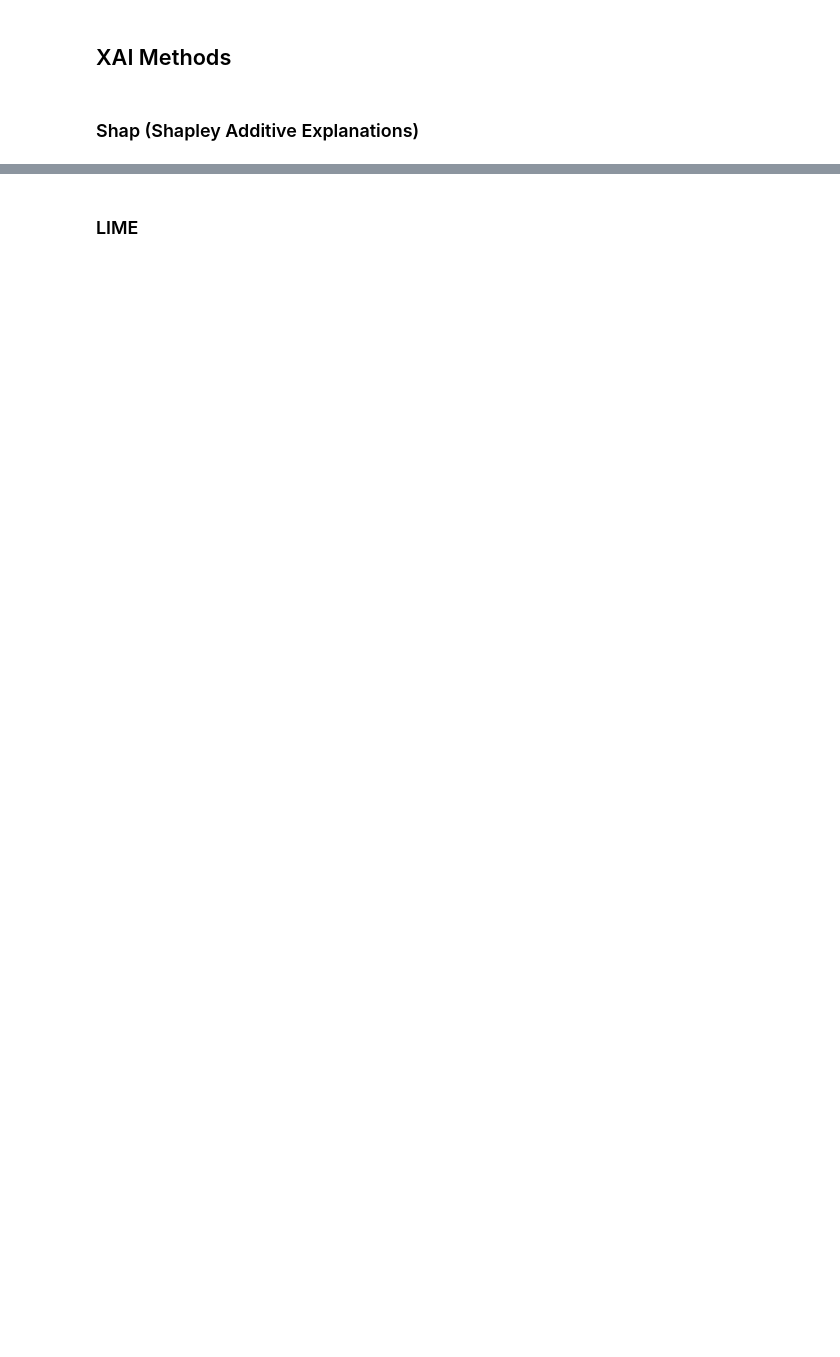
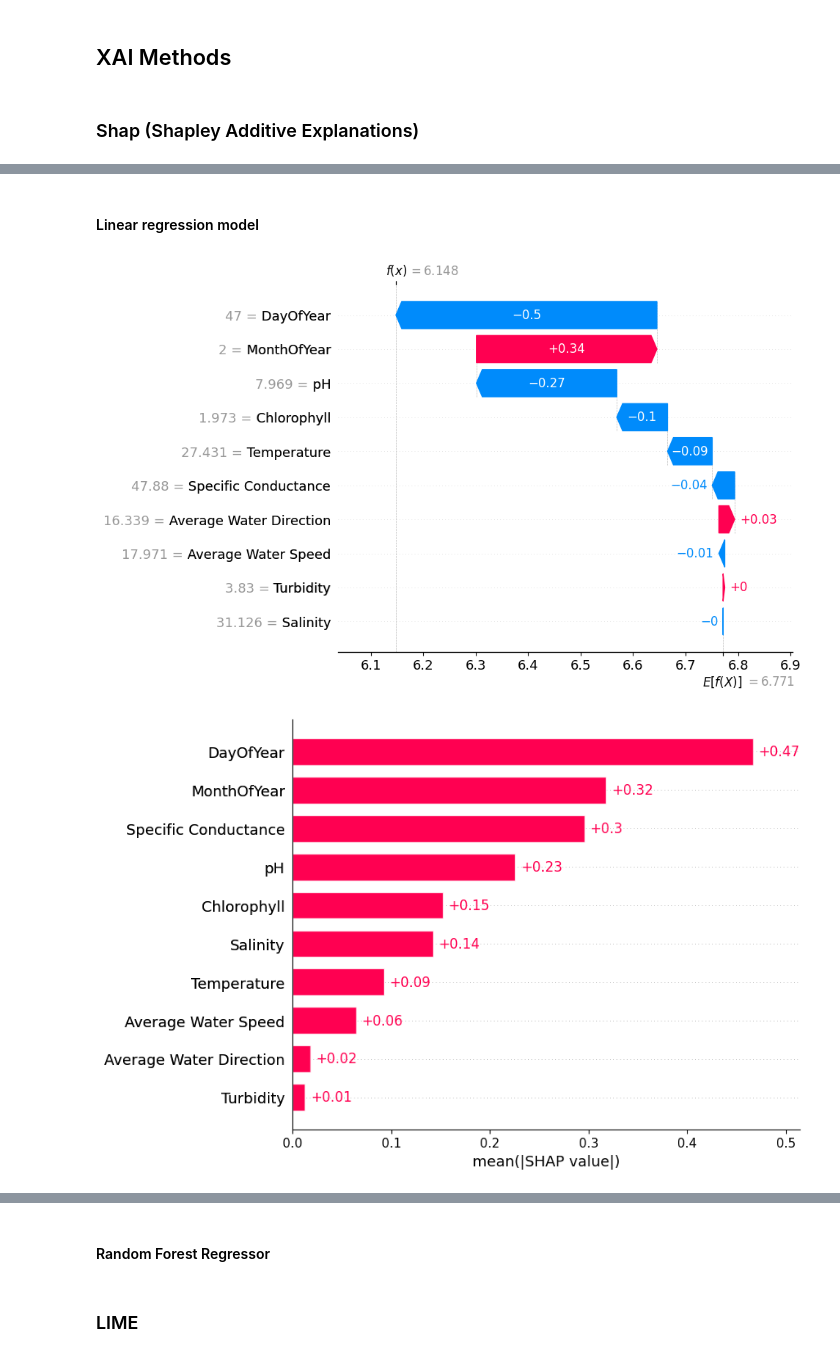
Before and after one commit to Deppi15/INFO381, a Jupyter notebook: notebooks/notebook.ipynb, the cells around one changed output, grey strips where cells are left out. Saved outputs shown, nothing was run; the diff lists cells and outputs as text; code cells hidden in the pictures; blank space fills up the shorter version.

Commit message:
functions for evaluating model + shap plots

```diff
--- a/notebooks/notebook.ipynb
+++ b/notebooks/notebook.ipynb
@@ -69,5 +69,10 @@ print(f"Number of rows without any NaN values: {df.dropna().shape[0]}")
 # %% [output]
 Total number of rows: 30894
 Number of rows without any NaN values: 30894
+# %%
+# Want to include timestamp information as features, in case its relevant for oxygen level
+#df['Timestamp'] = df.index.astype(int)
+df['MonthOfYear'] = df.index.month
+df['DayOfYear'] = df.index.dayofyear
 # %% [markdown]
 ## Exploratory Data Analysis
@@ -210,0 +228,5 @@ RandomForestRegressor(random_state=42)
+# %%
+from sklearn.linear_model  import LinearRegression
+
+model_lr = LinearRegression()
+model_lr.fit(X_train, y_train)
@@ -210,0 +237,5 @@ RandomForestRegressor(random_state=42)
+# %%
+from sklearn.ensemble import RandomForestRegressor
+
+model_rfr = RandomForestRegressor(n_estimators=100, random_state=42)
+model_rfr.fit(X_train, y_train)
@@ -244,0 +277,24 @@ shap.summary_plot(shap_values, X_test)
+# %%
+import shap
+shap.initjs()
+
+# Compute SHAP values for model
+def shap_get_values(model):
+    explainer = shap.Explainer(model, X_train)
+    shap_values = explainer(X_test)
+    return shap_values
+
+# Local prediction plots
+def shap_local_plot(shap_values):
+    shap.plots.waterfall(shap_values[0])
+    shap.plots.force(shap_values[0])
+
+# Global prediction plots
+def shap_global_plot(shap_values):
+    # force plot is slow for many rows, use a smaller sample
+    sample = shap.utils.sample(shap_values, 100)
+
+    shap.plots.force(sample)
+    shap.plots.bar(shap_values)
+    shap.plots.beeswarm(shap_values)
+    shap.plots.scatter(shap_values[:,"Temperature"])
@@ -244,0 +303,10 @@ shap.summary_plot(shap_values, X_test)
+# %% [markdown]
+#### Linear regression model
+# %%
+shap_values_lr = shap_get_values(model_lr)
+
+shap_local_plot(shap_values_lr)
+shap_global_plot(shap_values_lr)
+# %% [output]
+[figure, added]
+[figure, added]
@@ -244,0 +315,2 @@ shap.summary_plot(shap_values, X_test)
+# %% [markdown]
+#### Random Forest Regressor
```
Also changed, not shown: parts of 16 cells of this notebook.
